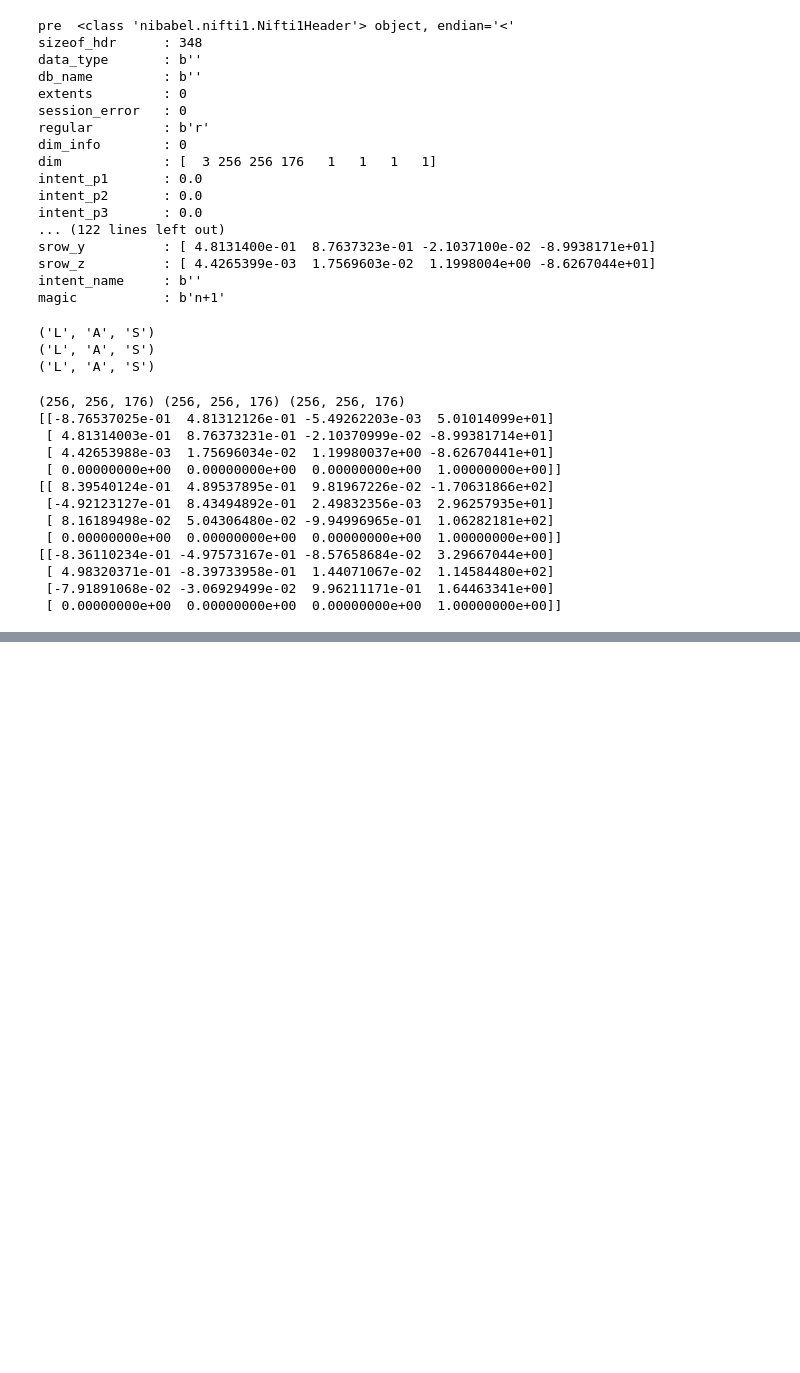
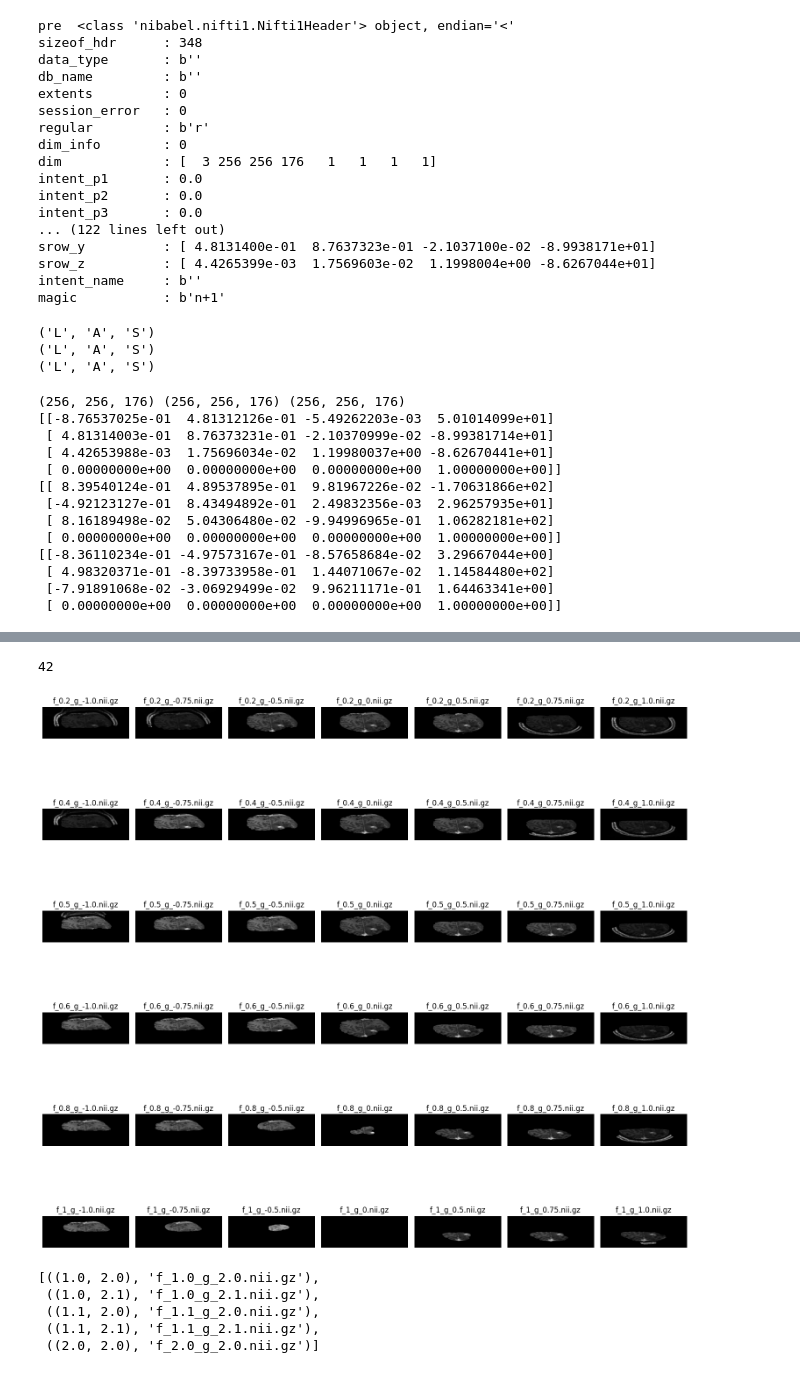
Before and after one commit to adiljahouh/Thesis-Change-Detection-in-MRI, a Jupyter notebook: notebooks/remind_data.ipynb, the cells around one changed output, grey strips where cells are left out. Drawn from its saved outputs; the diff is of its cells as text; code cells hidden in the pictures; blank space fills up the shorter version.

```diff
--- a/notebooks/remind_data.ipynb
+++ b/notebooks/remind_data.ipynb
@@ -164,0 +142,65 @@ plt.show()  # Display both images
+# %%
+import os
+import nibabel as nib
+import matplotlib.pyplot as plt
+import re
+folder_extracted = "/home/adil/Documents/TUE/preparationPhase/myProject/data/ReMIND_dataset/ReMIND-Manifest-Sept-2023/ReMIND/ReMIND-103/12-25-1982-Preop-65502/T1_converted/bet_outputs"
+files = [file for file in os.listdir(folder_extracted) if file.endswith(".nii.gz")]
+num_files = len(files)
+print(num_files)
+# Define a function to extract f and g values from the filename and convert them to floats
+def extract_f_g(filename):
+    match = re.search(r'f_([-+]?\d*\.\d+|\d+)_g_([-+]?\d*\.\d+|\d+)', filename)
+    if match:
+        f = float(match.group(1))
+        g = float(match.group(2))
+        return (f, g)
+    else:
+        print(f"Pattern not found in {filename}")
+    return (0.0, 0.0)  # Default values if pattern not found
+
+# Extract keys for sorting
+keys = [(extract_f_g(file), file) for file in files]
+sorted_files = [file for _, file in sorted(keys)]
+# Sort files based on the extracted f and g values
+
+num_cols = 7
+num_rows = (num_files + num_cols - 1) // num_cols  # Ceiling division
+
+fig, axes = plt.subplots(num_rows, num_cols, figsize=(25, 25))
+
+for i, file in enumerate(sorted_files):
+    file_path = os.path.join(folder_extracted, file)
+    nifti = nib.load(file_path)
+    data = nifti.get_fdata()
+
+    # Assuming you want to visualize the middle slice of the first axis
+    slice = data[:, 120, :]
+
+    row = i // num_cols
+    col = i % num_cols
+    ax = axes[row, col]
+    ax.imshow(slice.T, cmap="gray", origin="lower")
+    ax.set_title(file)
+    ax.axis('off')
+
+# Hide any unused subplots
+for j in range(num_files, num_rows * num_cols):
+    row = j // num_cols
+    col = j % num_cols
+    axes[row, col].axis('off')
+plt.tight_layout()
+plt.show()
+# %% [output]
+42
+[figure, added]
+# %%
+list_of_tuples_floats = [(2.0, 2.0), (1.1, 2.1), (1.0, 2.1), (1.1, 2.0), (1.0, 2.0)]
+list_of_paths = ['f_2.0_g_2.0.nii.gz', 'f_1.1_g_2.1.nii.gz', 'f_1.0_g_2.1.nii.gz', 'f_1.1_g_2.0.nii.gz', 'f_1.0_g_2.0.nii.gz']
+sorted(zip(list_of_tuples_floats, list_of_paths))
+# %% [output]
+[((1.0, 2.0), 'f_1.0_g_2.0.nii.gz'),
+ ((1.0, 2.1), 'f_1.0_g_2.1.nii.gz'),
+ ((1.1, 2.0), 'f_1.1_g_2.0.nii.gz'),
+ ((1.1, 2.1), 'f_1.1_g_2.1.nii.gz'),
+ ((2.0, 2.0), 'f_2.0_g_2.0.nii.gz')]
```
Also changed, not shown: parts of 7 cells of this notebook, 14 other files.
